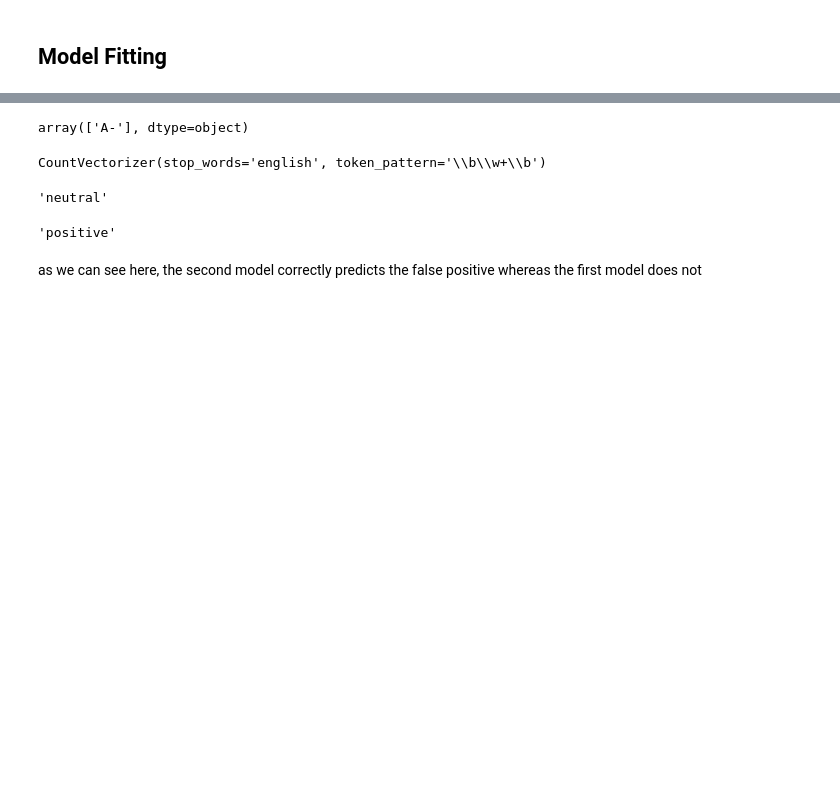
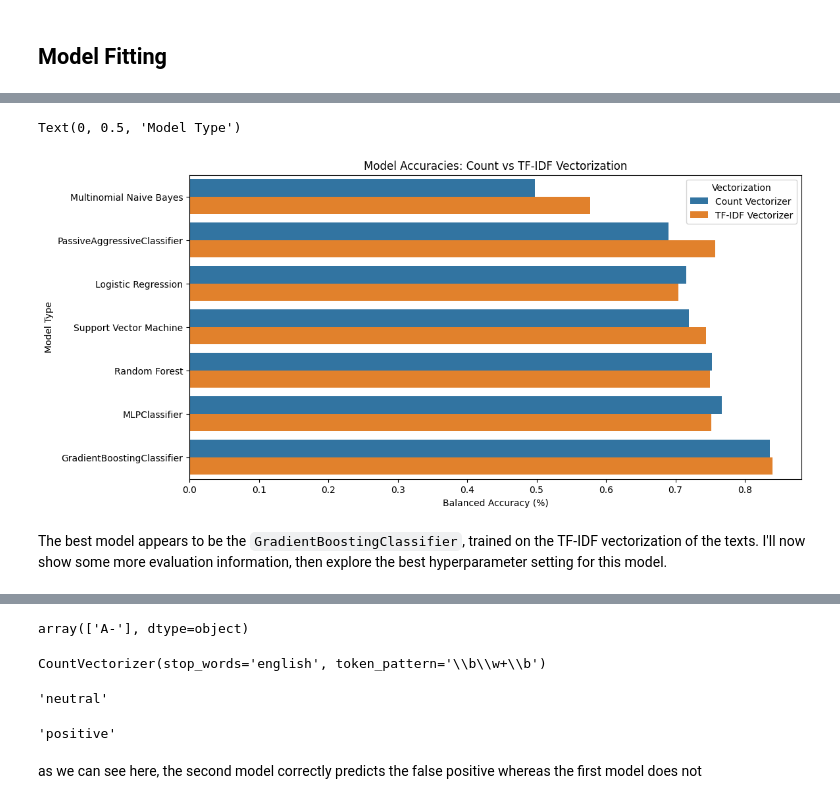
Before and after one commit to j-miskill/sustain-nlp, a Jupyter notebook: analysis.ipynb, the cells around one changed output, grey strips where cells are left out. Saved outputs shown, nothing was run; the diff lists cells and outputs as text; code cells hidden in the pictures; blank space fills up the shorter version.

```diff
--- a/analysis.ipynb
+++ b/analysis.ipynb
@@ -249,0 +305,21 @@ plt.show()
+# %%
+# Create a combined dataframe for plotting
+combined_results_df = pd.concat([
+    count_vectorized_results_df.assign(Vectorization='Count Vectorizer'),
+    tfidf_vectorized_results_df.assign(Vectorization='TF-IDF Vectorizer')
+])
+
+# widen plot
+plt.figure(figsize=(12, 6))
+
+sns.barplot(x="Balanced Accuracy", y="Model", hue="Vectorization", data=combined_results_df)
+
+# Customize the plot
+plt.title("Model Accuracies: Count vs TF-IDF Vectorization")
+plt.xlabel('Balanced Accuracy (%)')
+plt.ylabel('Model Type')
+# %% [output]
+Text(0, 0.5, 'Model Type')
+[figure, added]
+# %% [markdown]
+The best model appears to be the `GradientBoostingClassifier`, trained on the TF-IDF vectorization of the texts. I'll now show some more evaluation information, then explore the best hyperparameter setting for this model.
```
Also changed, not shown: parts of 12 cells of this notebook.
